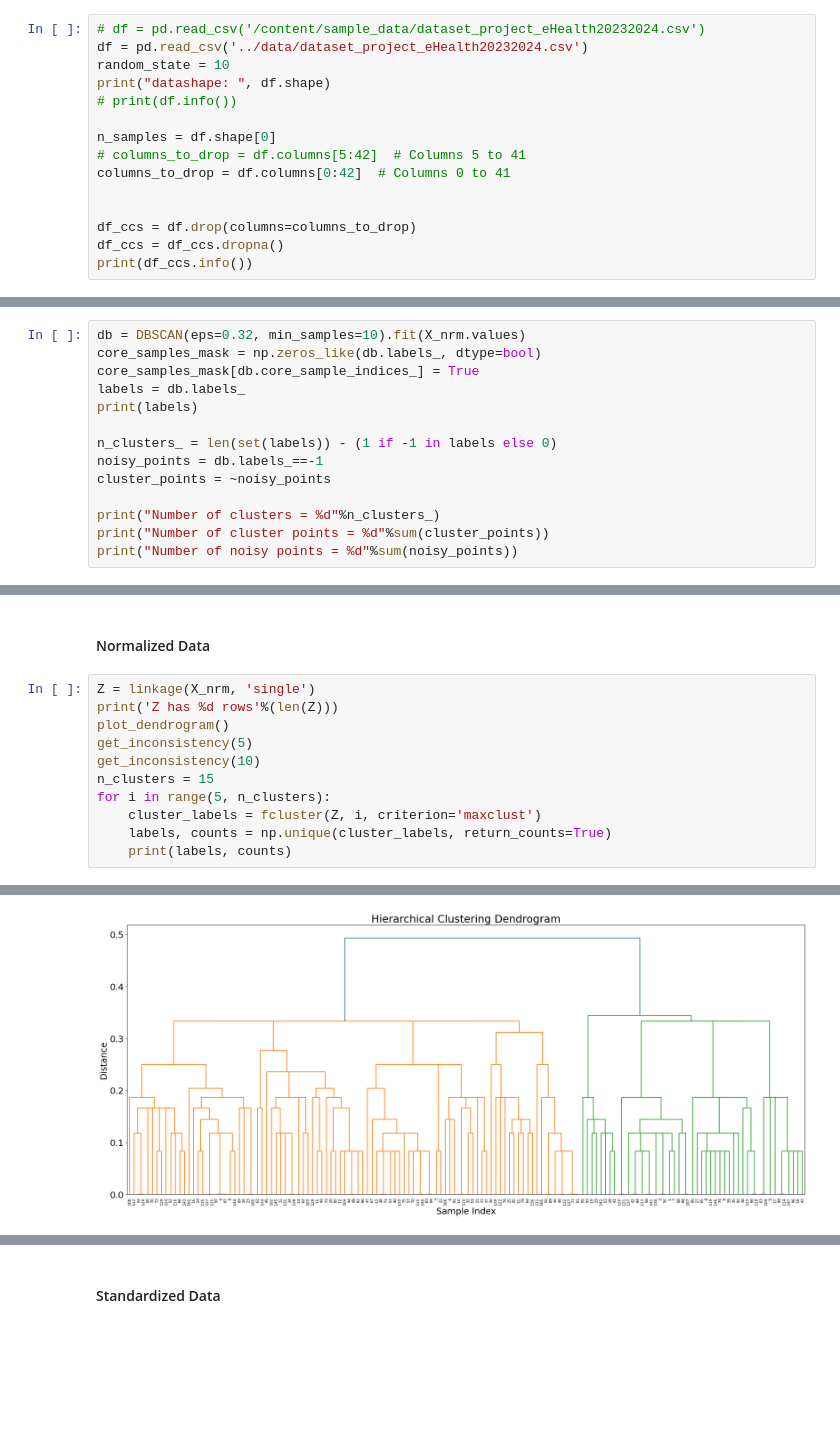
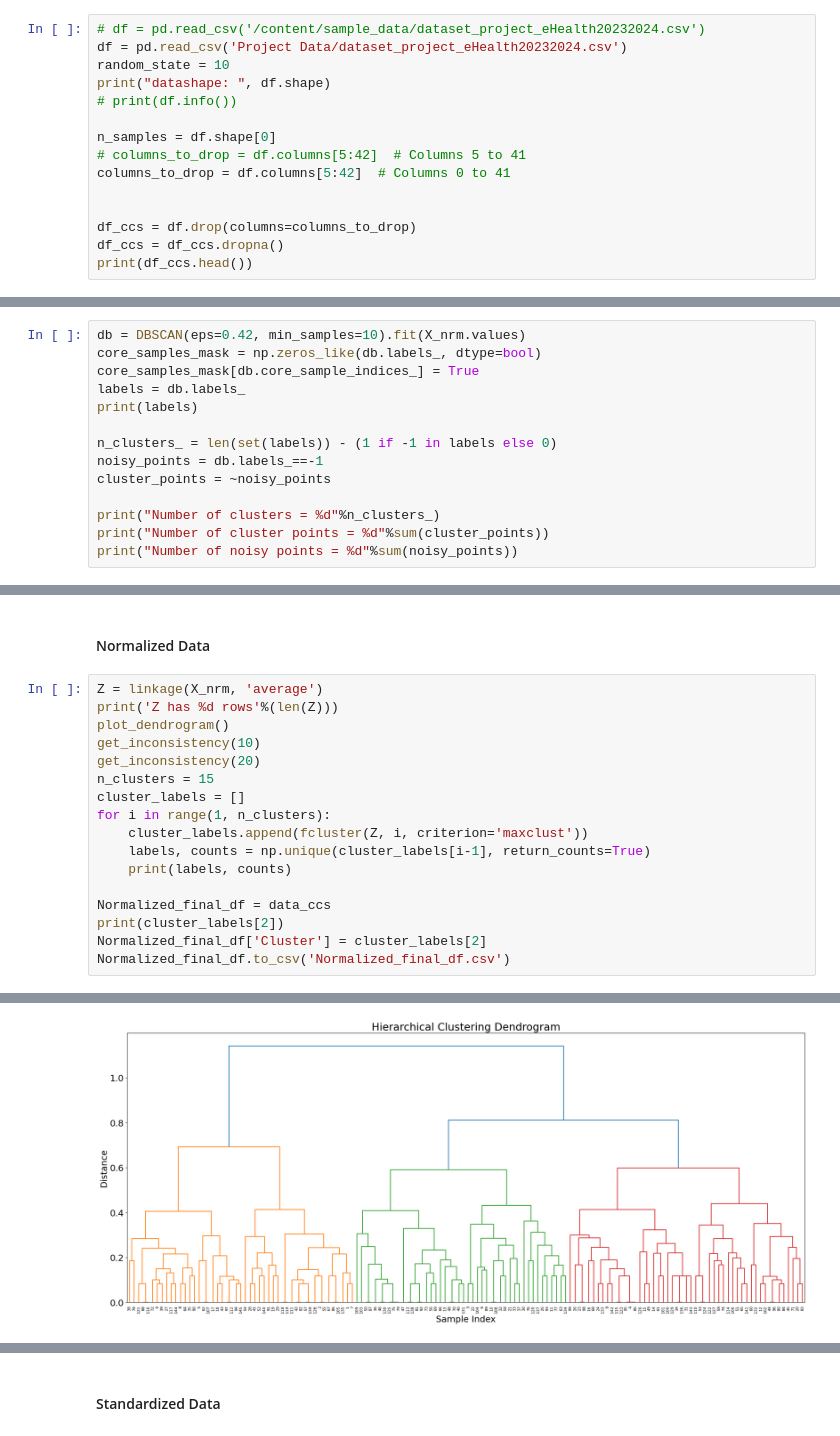
Before and after one commit to categrd/EcoCity, a Jupyter notebook: code/EHealth.ipynb, the cells around one changed output, grey strips where cells are left out. Saved outputs shown, nothing was run; the diff lists cells and outputs as text; blank space fills up the shorter version.

```diff
--- a/code/EHealth.ipynb
+++ b/code/EHealth.ipynb
@@ -29,17 +41,17 @@ Automatically created module for IPython interactive environment
 # %%
 # df = pd.read_csv('/content/sample_data/dataset_project_eHealth20232024.csv')
-df = pd.read_csv('../data/dataset_project_eHealth20232024.csv')
+df = pd.read_csv('Project Data/dataset_project_eHealth20232024.csv')
 random_state = 10
 print("datashape: ", df.shape)
 # print(df.info())
 
 n_samples = df.shape[0]
 # columns_to_drop = df.columns[5:42]  # Columns 5 to 41
-columns_to_drop = df.columns[0:42]  # Columns 0 to 41
+columns_to_drop = df.columns[5:42]  # Columns 0 to 41
 
 
 df_ccs = df.drop(columns=columns_to_drop)
 df_ccs = df_ccs.dropna()
-print(df_ccs.info())
+print(df_ccs.head())
 # %% [output]
 datashape:  (160, 54)
@@ -251,5 +278,5 @@ plt.show()
 # %%
-db = DBSCAN(eps=0.32, min_samples=10).fit(X_nrm.values)
+db = DBSCAN(eps=0.42, min_samples=10).fit(X_nrm.values)
 core_samples_mask = np.zeros_like(db.labels_, dtype=bool)
 core_samples_mask[db.core_sample_indices_] = True
 labels = db.labels_
@@ -308,14 +332,20 @@ def get_inconsistency(d):
 # %% [markdown]
 #### Normalized Data
 # %%
-Z = linkage(X_nrm, 'single')
+Z = linkage(X_nrm, 'average')
 print('Z has %d rows'%(len(Z)))
 plot_dendrogram()
-get_inconsistency(5)
 get_inconsistency(10)
+get_inconsistency(20)
 n_clusters = 15
-for i in range(5, n_clusters):
-    cluster_labels = fcluster(Z, i, criterion='maxclust')
-    labels, counts = np.unique(cluster_labels, return_counts=True)
+cluster_labels = []
+for i in range(1, n_clusters):
+    cluster_labels.append(fcluster(Z, i, criterion='maxclust'))
+    labels, counts = np.unique(cluster_labels[i-1], return_counts=True)
     print(labels, counts)
+
+Normalized_final_df = data_ccs
+print(cluster_labels[2])
+Normalized_final_df['Cluster'] = cluster_labels[2]
+Normalized_final_df.to_csv('Normalized_final_df.csv')
 # %% [output]
@@ -323 +353 @@ Z has 147 rows
-[figure, old version]
+[figure, new version]
```
Also changed, not shown: parts of 33 cells of this notebook.
